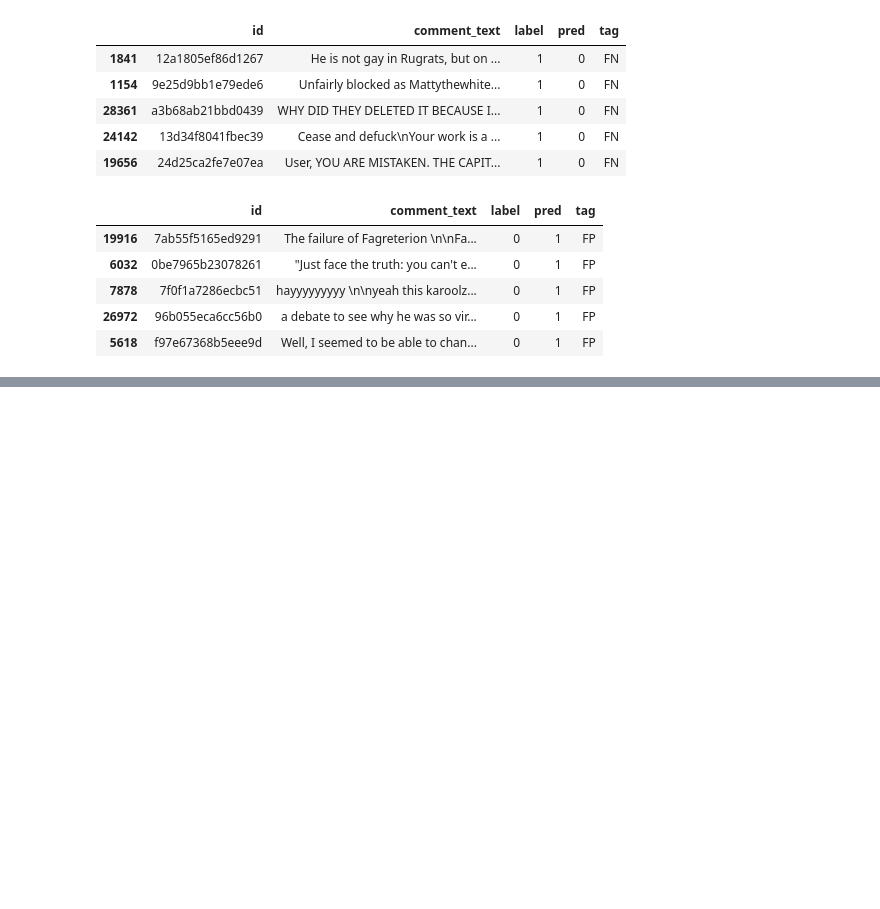
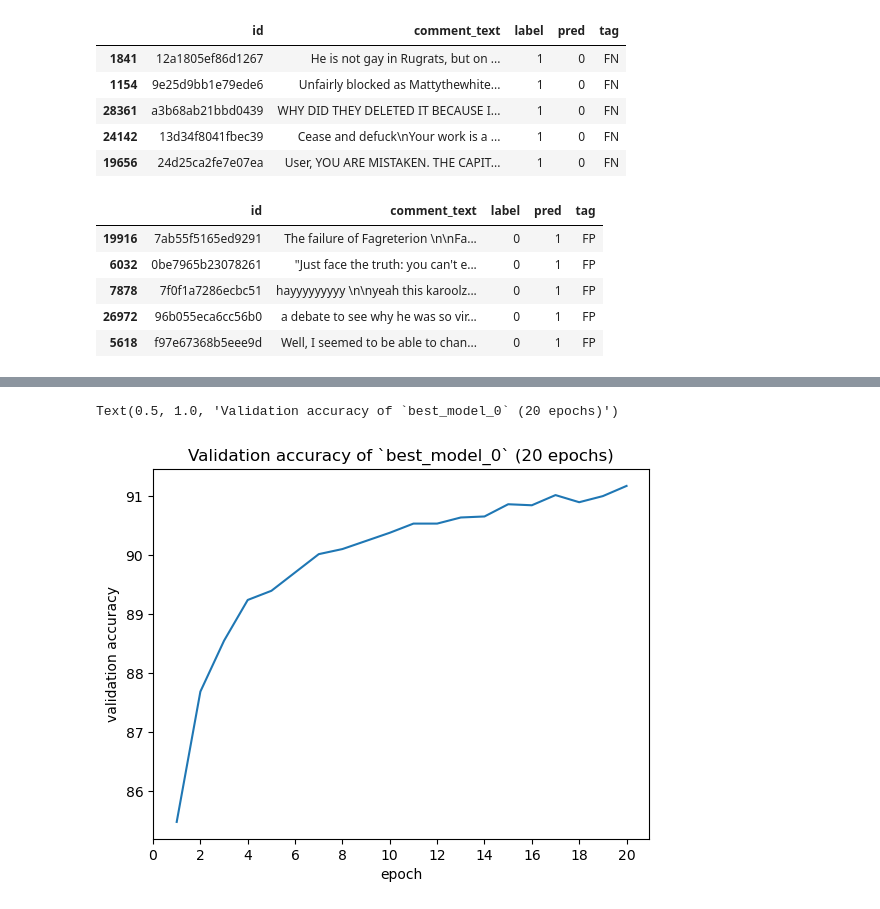
Before and after one commit to irsa-ashraf/toxic-language-filter, a Jupyter notebook: yifu/cnn/cnn_model.ipynb, the cells around one changed output, grey strips where cells are left out. Cells and saved outputs as stored; diff of their text form; code cells hidden in the pictures; blank space fills up the shorter version.

```diff
--- a/yifu/cnn/cnn_model.ipynb
+++ b/yifu/cnn/cnn_model.ipynb
@@ -30,8 +30,6 @@ from sklearn.model_selection import train_test_split
 BATCH_SIZE = 16
 MAX_SENT_LENGTH = 200
 EMBED_DIM = 300
-
-device = cuda.
 # %% [markdown]
 ##### Load data
 # %%
@@ -39,7 +37,7 @@ device = cuda.
 data = pd.read_csv("../data/balanced_data.csv")
 data = data[data["word_count"] <= MAX_SENT_LENGTH]
 data = data.reset_index()
-data = data[["comment_text", "toxic"]]
+data = data[["id", "comment_text", "toxic"]]
 data.head(5)
 # %% [output]
 |  | id | comment_text | toxic |
@@ -388,6 +380,19 @@ def evaluate_val(model, val_dataloader):
 def train(model, optimizer, train_dataloader, val_dataloader, epochs=10, check_train_loss=False):
     '''
     Train the CNN model.
+    Inputs:
+        model: initialized CNN model
+        optimizer: initialized optimizer
+        train_dataloader: DataLoader object
+        val_dataloader: DataLoader object
+        epochs: number of epochs for training, set to 10 by defaut
+        check_train_loss: return list of training loss for each
+                          epoch, set to False by default
+    return:
+        best_model: CNN_NLP object with highest validation accuracy
+        val_accuracies: list of validation accuracies for each epoch
+        val_losses: list of validation loss for each epoch
+        train_losses (if check_train_loss): list of training loss for each epoch
     '''
 
     best_model = None
@@ -445,7 +450,8 @@ def train(model, optimizer, train_dataloader, val_dataloader, epochs=10, check_t
     print(f"Training complete! Best accuracy: {best_accuracy:.2f}%.")
 
     if check_train_loss:
-        return best_model, val_accuracies, val_losses, train_losses,
+        return best_model, val_accuracies, val_losses, train_losses
+
     return best_model, val_accuracies, val_losses
 # %% [markdown]
 ## Testing
@@ -748,5 +759,5 @@ Try the same model with 30 epochs to show overfitting:
 # %%
-# train model with 30 epochs
+# train model with 20 epocks
 cnn_model, optimizer = initilize_model()
-best_model_0_30, val_accuracies_0_30, val_losses_0_30, train_losses_0_30 = \
-    train(cnn_model, optimizer, train_dataloader, val_dataloader, epochs=30, check_train_loss=True)
+best_model_0_20e, val_accuracies_0_20e, val_losses_0_20e, train_losses_0_20e = \
+    train(cnn_model, optimizer, train_dataloader, val_dataloader, epochs=20, check_train_loss=True)
@@ -753,8 +790,11 @@ best_model_0_30, val_accuracies_0_30, val_losses_0_30, train_losses_0_30 = \
 # %%
-epochs = [x+1 for x in range(10)]
+epochs = [x + 1 for x in range(20)]
 
-plt.plot(epochs, val_accuracies_0)
-
-plt.xlabel('X-axis')
-plt.ylabel('Y-axis')
-plt.title('Validation accuracy of `best_model_0` (10 epochs)')
+plt.plot(epochs, val_accuracies_0_20e)
+plt.xticks(range(0, 21, 2))
+plt.xlabel('epoch')
+plt.ylabel('validation accuracy')
+plt.title('Validation accuracy of `best_model_0` (20 epochs)')
+# %% [output]
+Text(0.5, 1.0, 'Validation accuracy of `best_model_0` (20 epochs)')
+[figure, added]
```
Also changed, not shown: parts of 20 cells of this notebook, 4 other files.
